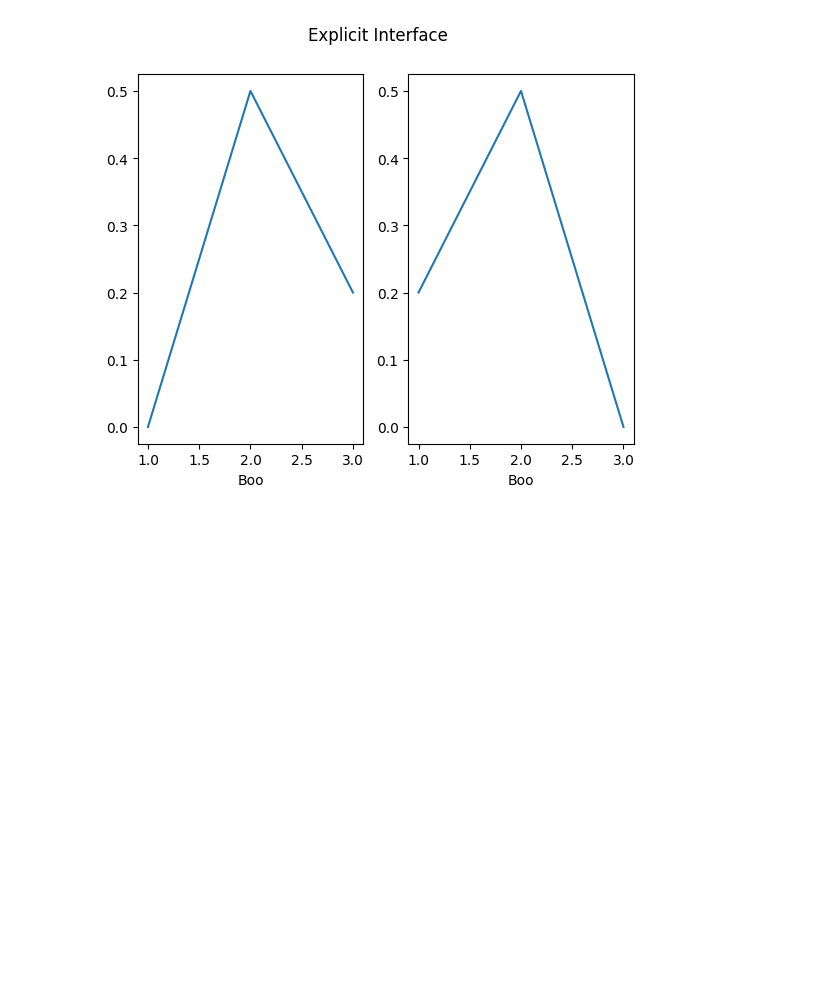
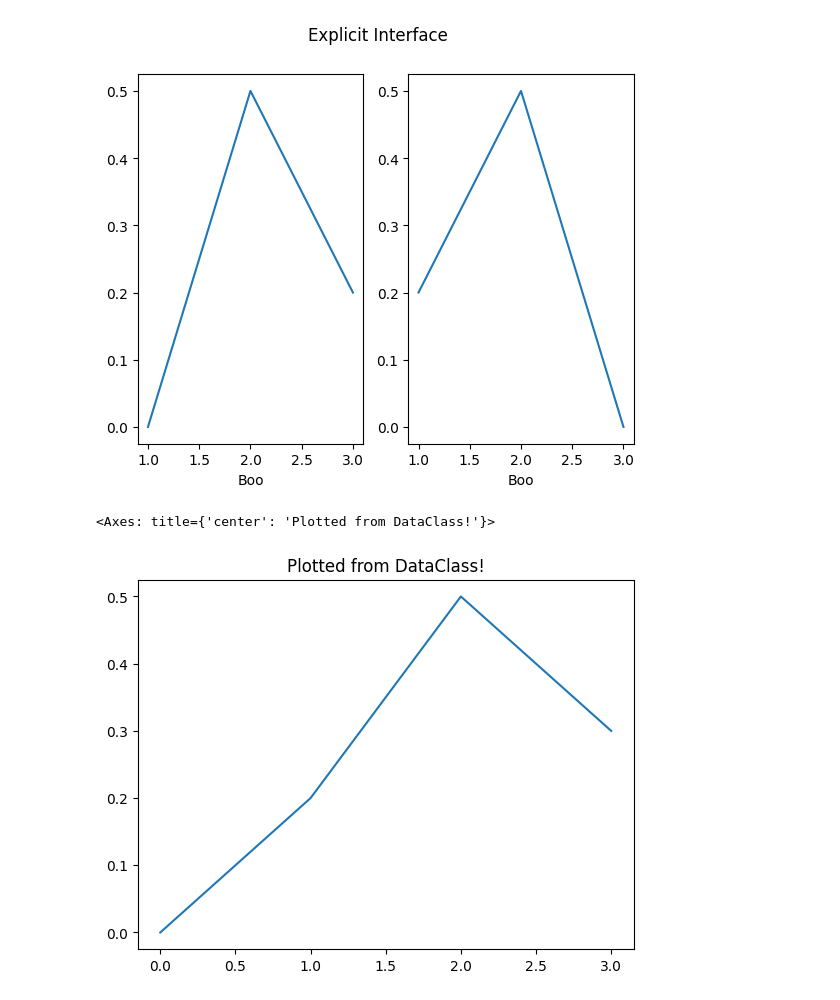
Before and after one commit to Manan2k4/ML-Learnings, a Jupyter notebook: matplotlib/Quick start guide/matplot-APIs.ipynb, the cells around one changed output. Drawn from its saved outputs; the diff is of its cells as text; code cells hidden in the pictures; blank space fills up the shorter version.

```diff
--- a/matplotlib/Quick start guide/matplot-APIs.ipynb
+++ b/matplotlib/Quick start guide/matplot-APIs.ipynb
@@ -92,3 +92,26 @@ for i in range(2):
 [figure]
 # %%
 # Third-party library "Data-object" interfaces
+
+# supplied by downstream library:
+class DataContainer:
+    def __init__(self, x, y):
+        """
+        Proper docstring here!
+        """
+        self._x = x
+        self._y = y
+
+    def plot(self, ax = None, **kwargs):
+        if ax is None:
+            ax = plt.gca()
+        ax.plot(self._x, self._y, **kwargs)
+        ax.set_title('Plotted from DataClass!')
+        return ax
+
+# What user really calls
+data = DataContainer([0, 1, 2, 3], [0, 0.2, 0.5, 0.3])
+data.plot()
+# %% [output]
+<Axes: title={'center': 'Plotted from DataClass!'}>
+[figure, added]
```
Also changed, not shown: parts of 1 cell of this notebook.
